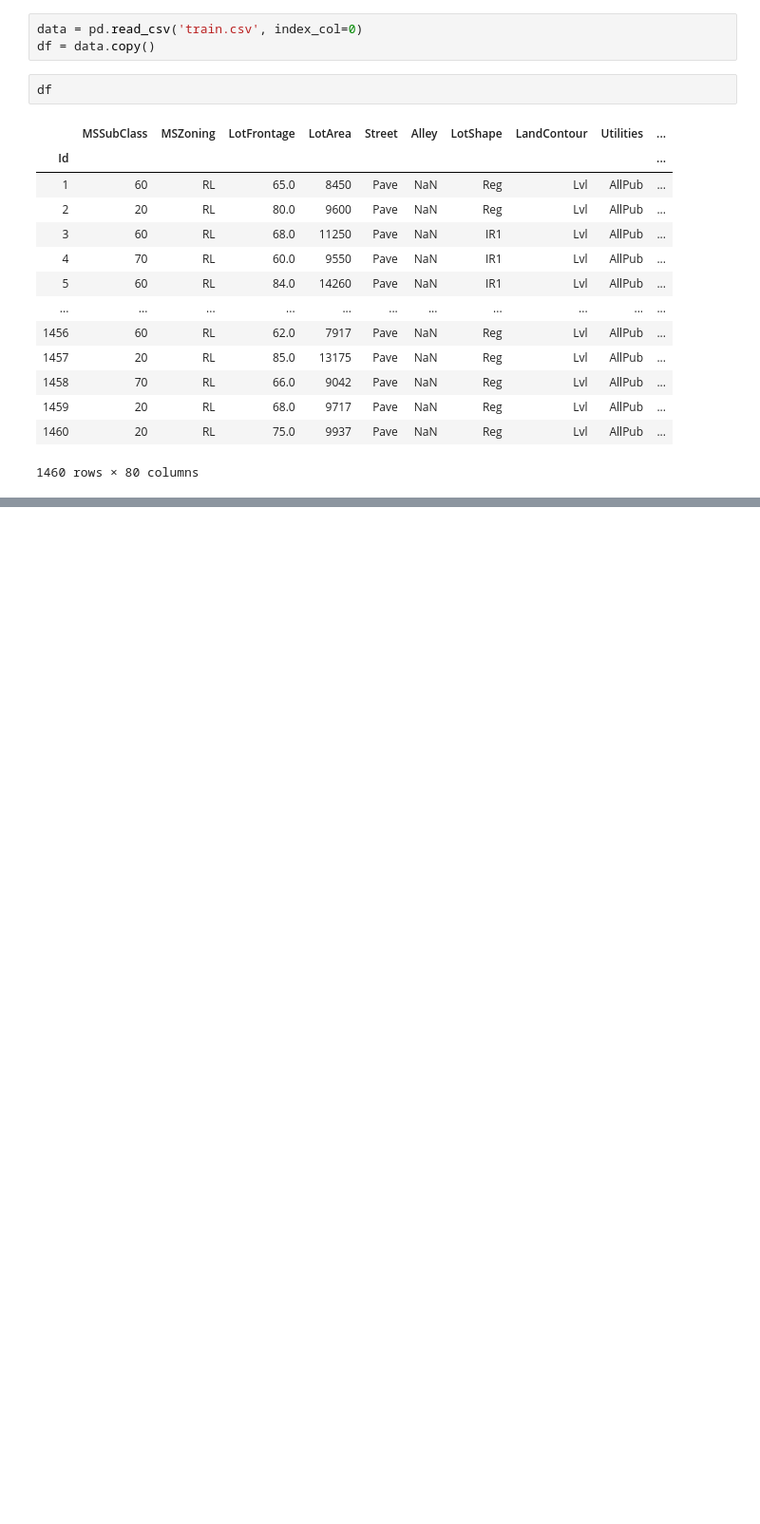
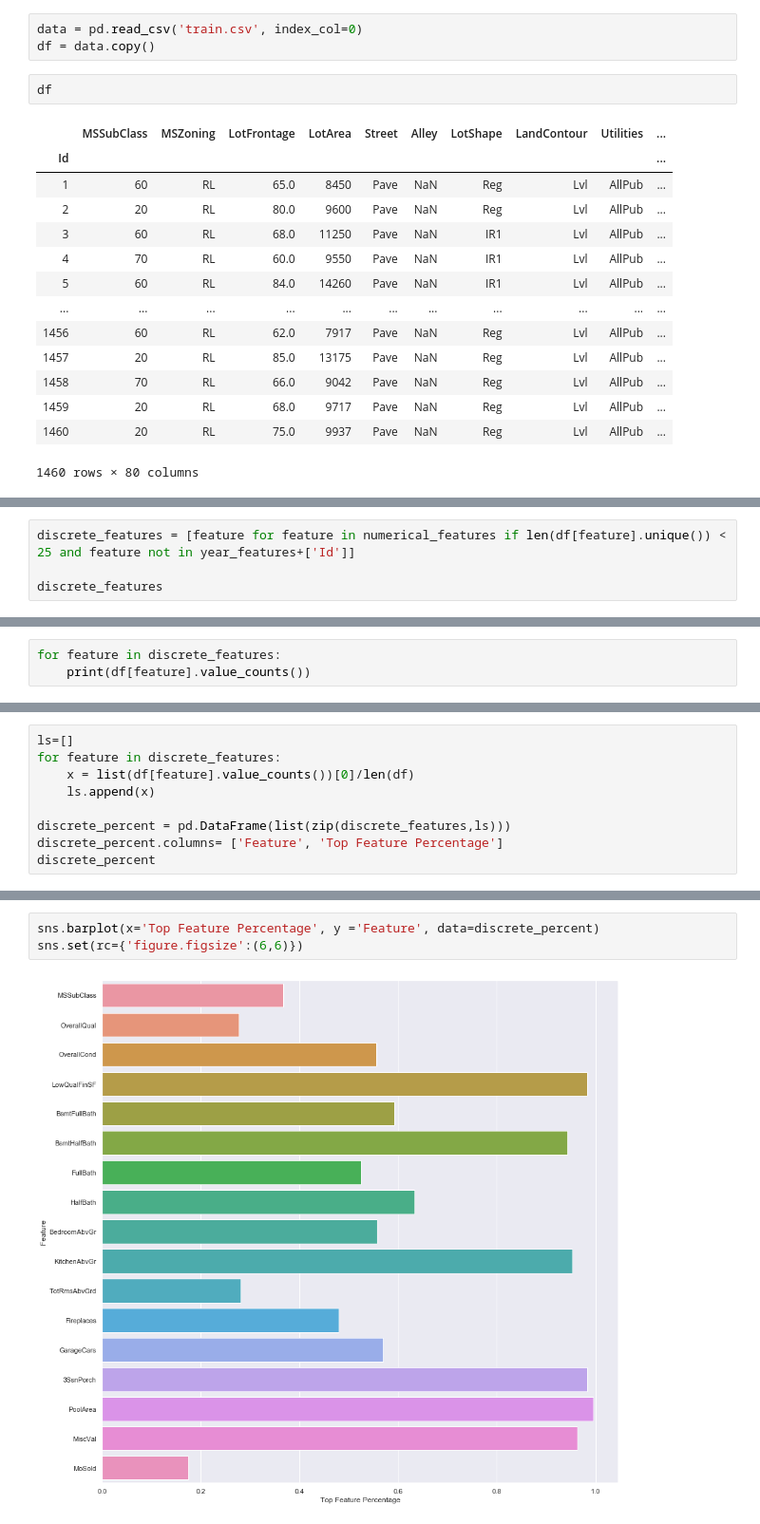
Before and after one commit to jackng310/KaggleProject, a Jupyter notebook: FeatureEngineering_Soham.ipynb, the cells around one changed output, grey strips where cells are left out. Shown at 95% size. Saved outputs shown, nothing was run; the diff lists cells and outputs as text; blank space fills up the shorter version.

```diff
--- a/FeatureEngineering_Soham.ipynb
+++ b/FeatureEngineering_Soham.ipynb
@@ -28,0 +400,4 @@ df
+# %%
+discrete_features = [feature for feature in numerical_features if len(df[feature].unique()) < 25 and feature not in year_features+['Id']]
+
+discrete_features
@@ -28,0 +422,3 @@ df
+# %%
+for feature in discrete_features:
+    print(df[feature].value_counts())
@@ -28,0 +443,9 @@ df
+# %%
+ls=[]
+for feature in discrete_features:
+    x = list(df[feature].value_counts())[0]/len(df)
+    ls.append(x)
+
+discrete_percent = pd.DataFrame(list(zip(discrete_features,ls)))
+discrete_percent.columns= ['Feature', 'Top Feature Percentage']
+discrete_percent
@@ -28,0 +471,5 @@ df
+# %%
+sns.barplot(x='Top Feature Percentage', y ='Feature', data=discrete_percent)
+sns.set(rc={'figure.figsize':(6,6)})
+# %% [output]
+[figure, added]
```
Also changed, not shown: parts of 71 cells of this notebook, 1 other file.
